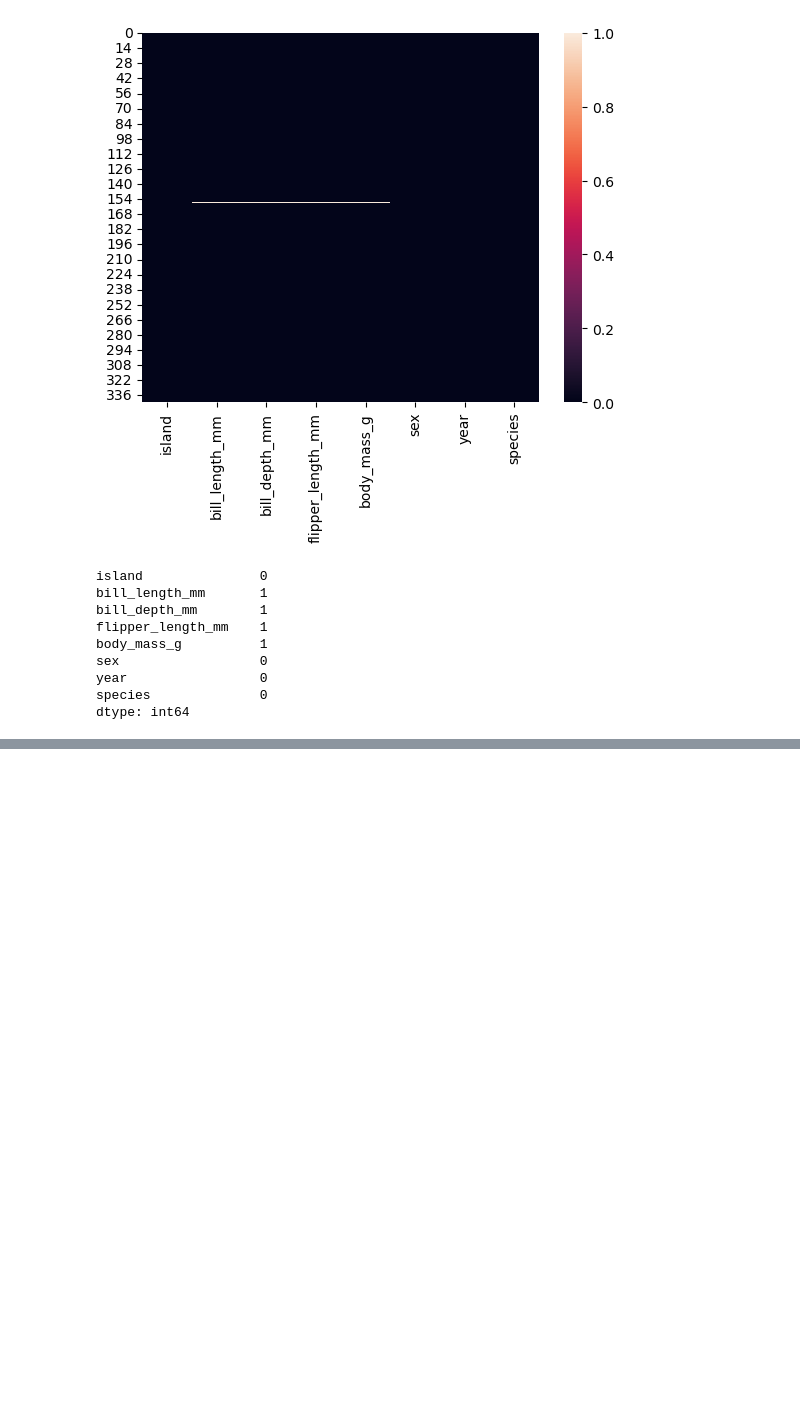
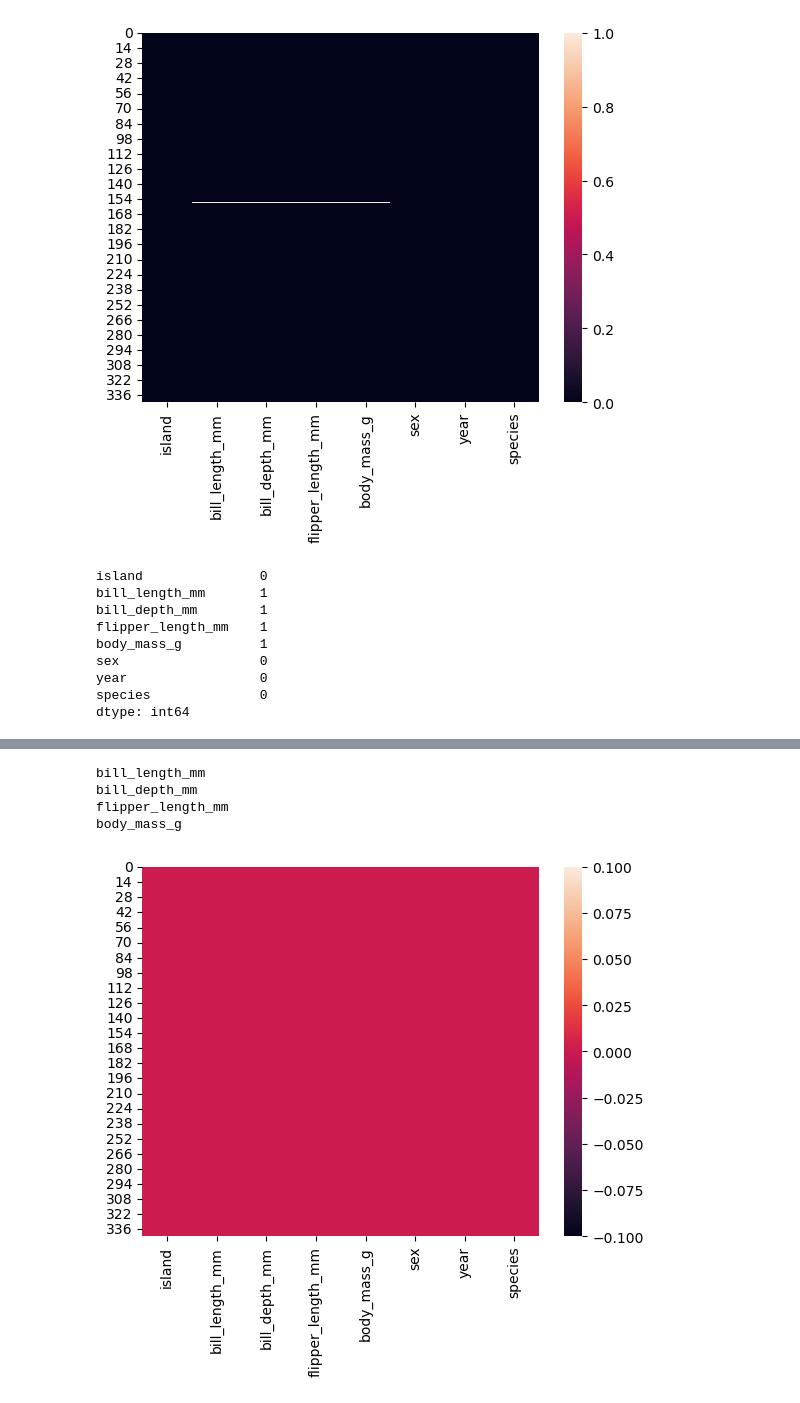
Before and after one commit to pratap-raghav/Machine-Learning, a Jupyter notebook: Lesson2.ipynb, the cells around one changed output, grey strips where cells are left out. Saved outputs shown, nothing was run; the diff lists cells and outputs as text; code cells hidden in the pictures; blank space fills up the shorter version.

```diff
--- a/Lesson2.ipynb
+++ b/Lesson2.ipynb
@@ -143,0 +162,17 @@ dtype: int64
+# %%
+for i in dataset.select_dtypes(include="float64").columns:
+    print(i)
+# %% [output]
+bill_length_mm
+bill_depth_mm
+flipper_length_mm
+body_mass_g
+# %%
+for i in dataset.select_dtypes(include="float64").columns:
+    mode_value = dataset[i].mode()[0]
+    dataset[i] = dataset[i].fillna(mode_value)
+# %%
+sns.heatmap(dataset.isnull())
+plt.show()
+# %% [output]
+[figure, added]
```
Also changed, not shown: parts of 4 cells of this notebook.
